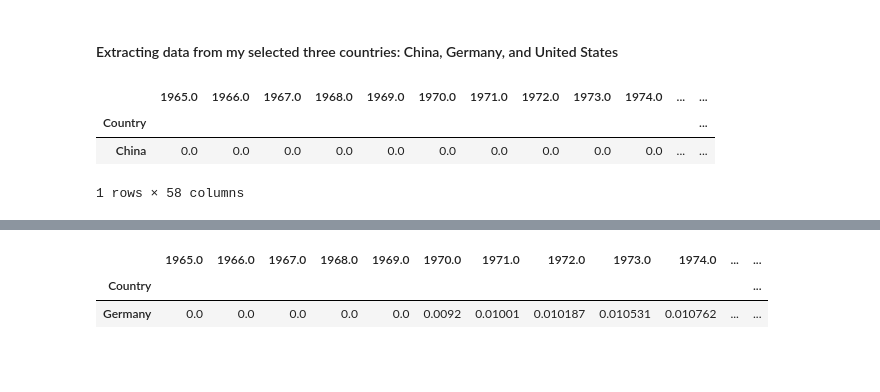
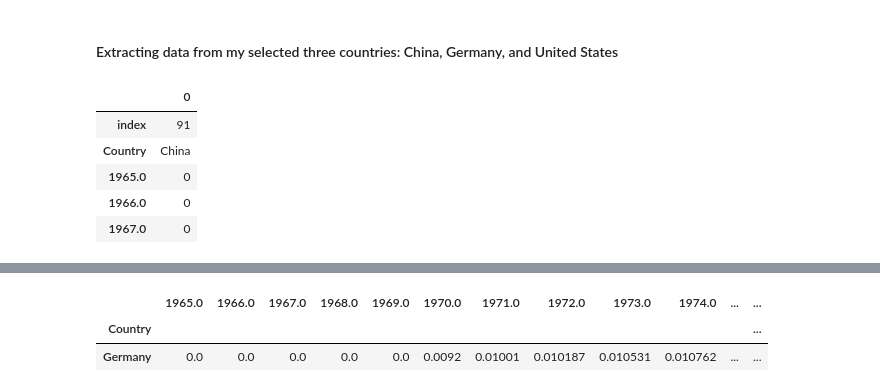
Before and after one commit to yuyhong23/ETL_Project, a Jupyter notebook: ETL_PROJECT.ipynb, the cells around one changed output, grey strips where cells are left out. Drawn from its saved outputs; the diff is of its cells as text; code cells hidden in the pictures; blank space fills up the shorter version.

```diff
--- a/ETL_PROJECT.ipynb
+++ b/ETL_PROJECT.ipynb
@@ -459,11 +516,16 @@ bp_rc_countries
 #### Extracting data from my selected three countries: China, Germany, and United States
 # %%
 # Extracting China's data
+# Reset index to "Country"
+# Rearrange display method
 bp_rc_china = bp_rc_countries[bp_rc_countries["Country"]=="China"]
-bp_rc_china.set_index("Country", inplace=True)
+bp_rc_china.reset_index(inplace=True)
+bp_rc_china = bp_rc_china.T
 bp_rc_china.head()
 # %% [output]
-|  | 1965.0 | 1966.0 | 1967.0 | 1968.0 | 1969.0 | 1970.0 | 1971.0 | 1972.0 | 1973.0 | 1974.0 | ... | ... |
-| Country |  |  |  |  |  |  |  |  |  |  |  | ... |
-| China | 0.0 | 0.0 | 0.0 | 0.0 | 0.0 | 0.0 | 0.0 | 0.0 | 0.0 | 0.0 | ... | ... |
+|  | 0 |
+| index | 91 |
+| Country | China |
+| 1965.0 | 0 |
+| 1966.0 | 0 |
+| 1967.0 | 0 |
-1 rows × 58 columns
```
Also changed, not shown: parts of 31 cells of this notebook.
